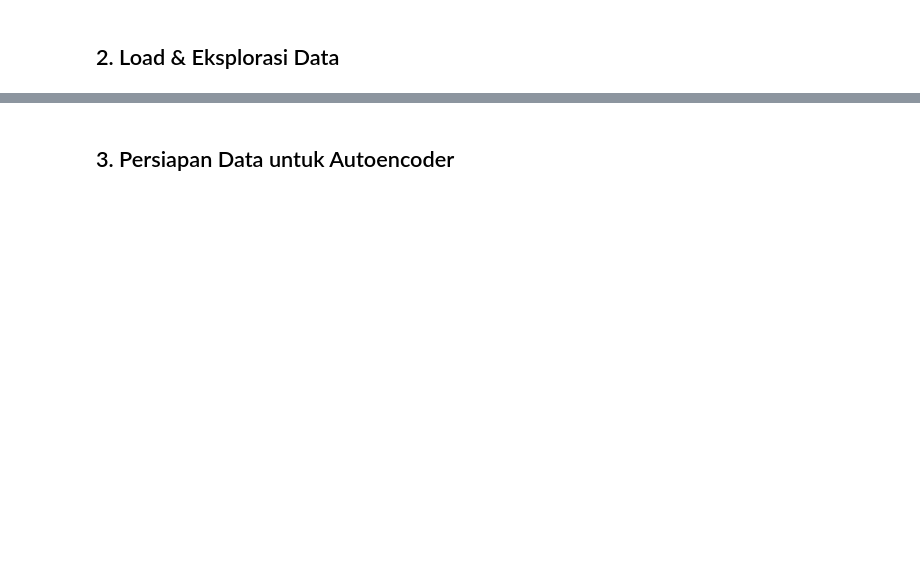
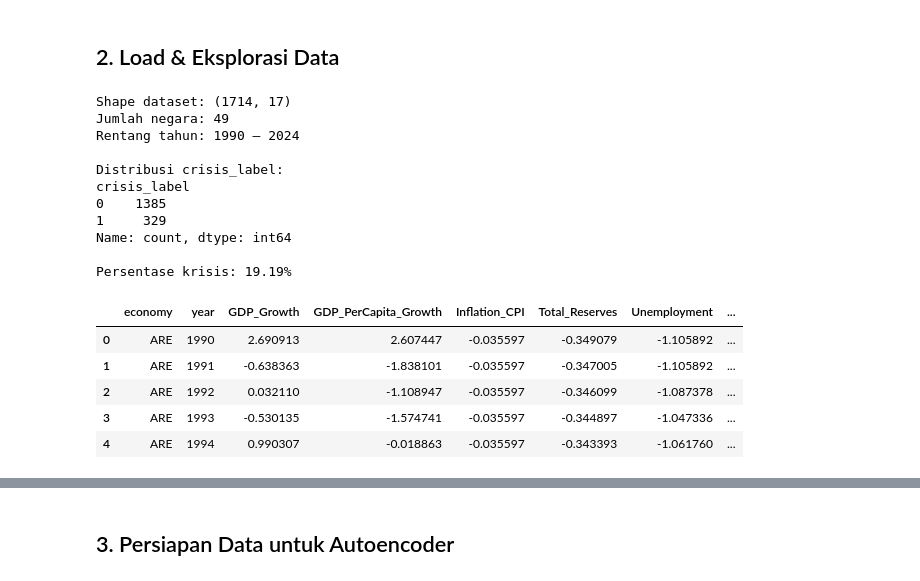
Before and after one commit to gitraya1400/ANALISIS-DETEKSI-ANOMALI-MAKROEKONOMI, a Jupyter notebook: deka/encoder.ipynb, the cells around one changed output, grey strips where cells are left out. Drawn from its saved outputs; the diff is of its cells as text; code cells hidden in the pictures; blank space fills up the shorter version.

```diff
--- a/deka/encoder.ipynb
+++ b/deka/encoder.ipynb
@@ -67,16 +67,34 @@ print(f"GPU available: {len(tf.config.list_physical_devices('GPU')) > 0}")
 ## 2. Load & Eksplorasi Data
 # %%
 # ── Load dataset ────────────────────────────────────────────────────────
-df = pd.read_csv('../data_cleaned.csv')
+df = pd.read_csv('data_cleaned.csv')
 
 print(f"Shape dataset: {df.shape}")
 print(f"Jumlah negara: {df['economy'].nunique()}")
 print(f"Rentang tahun: {df['year'].min()} – {df['year'].max()}")
 print(f"\nDistribusi crisis_label:")
 print(df['crisis_label'].value_counts())
 print(f"\nPersentase krisis: {df['crisis_label'].mean()*100:.2f}%")
 
 df.head()
+# %% [output]
+Shape dataset: (1714, 17)
+Jumlah negara: 49
+Rentang tahun: 1990 – 2024
+
+Distribusi crisis_label:
+crisis_label
+0    1385
+1     329
+Name: count, dtype: int64
+
+Persentase krisis: 19.19%
+|  | economy | year | GDP_Growth | GDP_PerCapita_Growth | Inflation_CPI | Total_Reserves | Unemployment | ... |
+| 0 | ARE | 1990 | 2.690913 | 2.607447 | -0.035597 | -0.349079 | -1.105892 | ... |
+| 1 | ARE | 1991 | -0.638363 | -1.838101 | -0.035597 | -0.347005 | -1.105892 | ... |
+| 2 | ARE | 1992 | 0.032110 | -1.108947 | -0.035597 | -0.346099 | -1.087378 | ... |
+| 3 | ARE | 1993 | -0.530135 | -1.574741 | -0.035597 | -0.344897 | -1.047336 | ... |
+| 4 | ARE | 1994 | 0.990307 | -0.018863 | -0.035597 | -0.343393 | -1.061760 | ... |
 # %%
 # ── Daftar 14 fitur indikator makroekonomi ──────────────────────────────
 FEATURE_COLS = [
```
Also changed, not shown: parts of 33 cells of this notebook.
